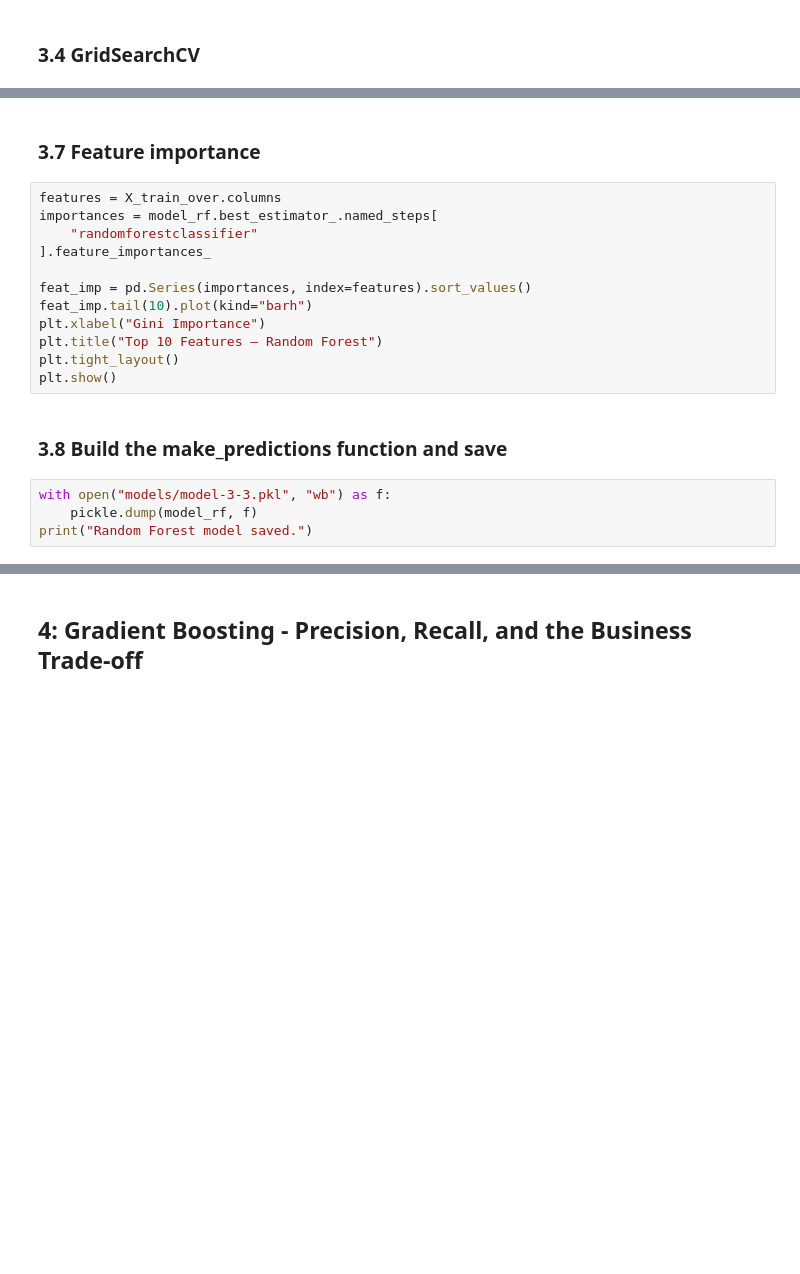
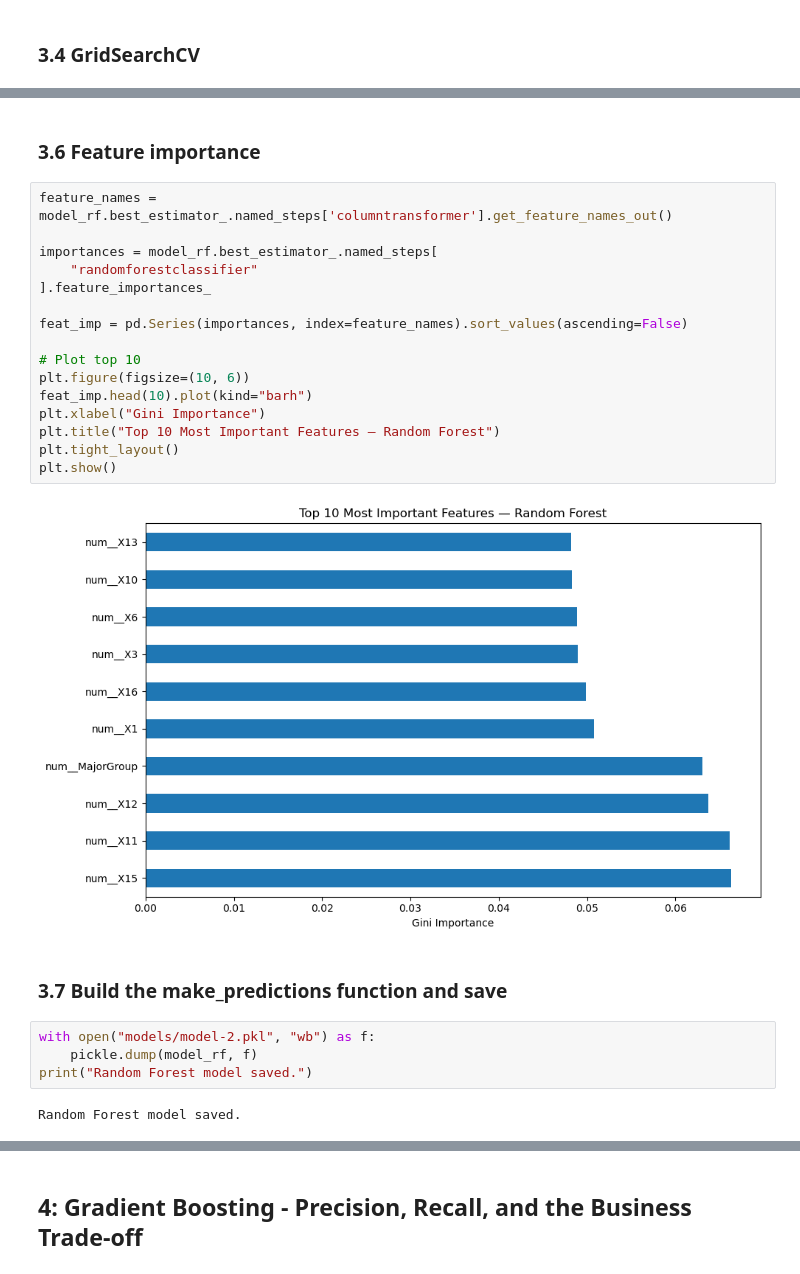
Before and after one commit to AJ-MH/Data-Science-Machine-Learning, a Jupyter notebook: us-bankruptcy/us_bankruptcy_prediction.ipynb, the cells around one changed output, grey strips where cells are left out. Saved outputs shown, nothing was run; the diff lists cells and outputs as text; blank space fills up the shorter version.

```diff
--- a/us-bankruptcy/us_bankruptcy_prediction.ipynb
+++ b/us-bankruptcy/us_bankruptcy_prediction.ipynb
@@ -778,23 +806,31 @@ plt.show()
 # %% [markdown]
-### 3.7 Feature importance
+### 3.6 Feature importance
 # %%
-features = X_train_over.columns
+feature_names = model_rf.best_estimator_.named_steps['columntransformer'].get_feature_names_out()
+
 importances = model_rf.best_estimator_.named_steps[
     "randomforestclassifier"
 ].feature_importances_
 
-feat_imp = pd.Series(importances, index=features).sort_values()
-feat_imp.tail(10).plot(kind="barh")
+feat_imp = pd.Series(importances, index=feature_names).sort_values(ascending=False)
+
+# Plot top 10
+plt.figure(figsize=(10, 6))
+feat_imp.head(10).plot(kind="barh")
 plt.xlabel("Gini Importance")
-plt.title("Top 10 Features — Random Forest")
+plt.title("Top 10 Most Important Features — Random Forest")
 plt.tight_layout()
 plt.show()
+# %% [output]
+[figure, added]
 # %% [markdown]
-### 3.8 Build the make_predictions function and save
+### 3.7 Build the make_predictions function and save
 # %%
-with open("models/model-3-3.pkl", "wb") as f:
+with open("models/model-2.pkl", "wb") as f:
     pickle.dump(model_rf, f)
 print("Random Forest model saved.")
+# %% [output]
+Random Forest model saved.
 # %%
 def make_predictions(data_filepath, model_filepath):
     """Load data and a pre-trained model, return bankruptcy predictions as a Series."""
```
Also changed, not shown: parts of 17 cells of this notebook, 3 other files.
